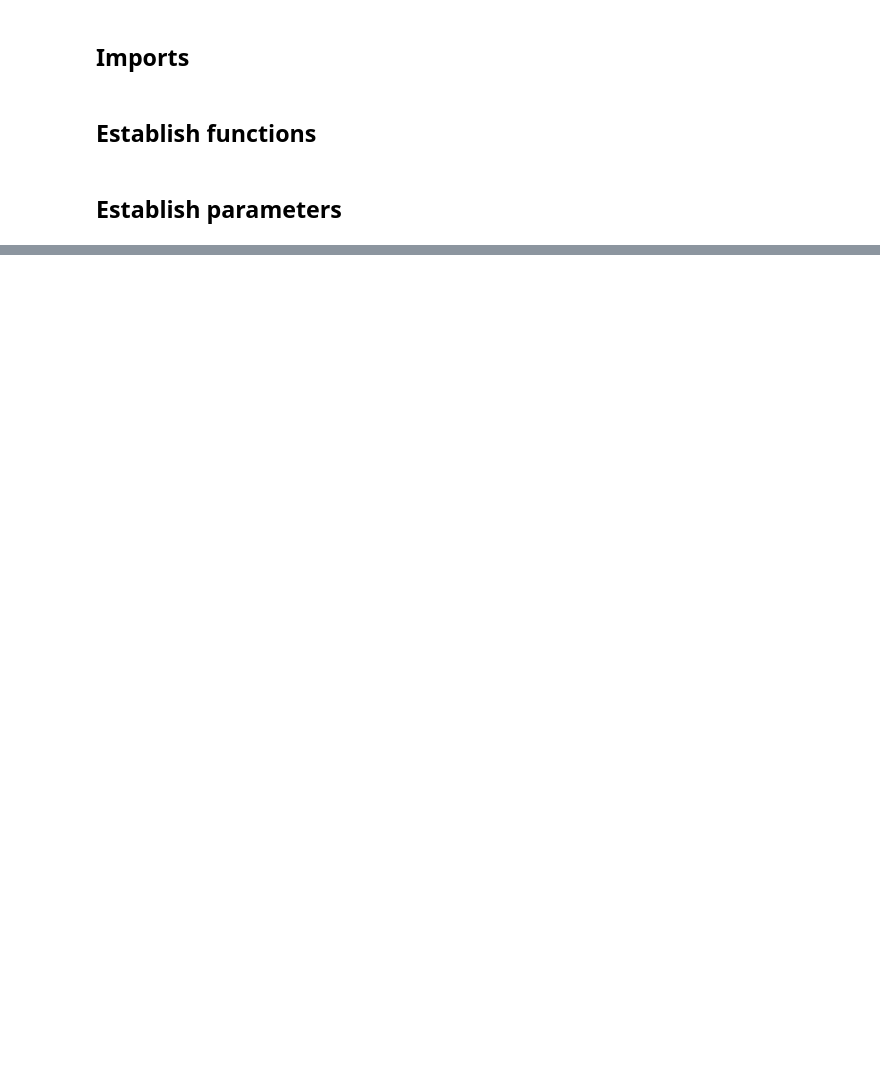
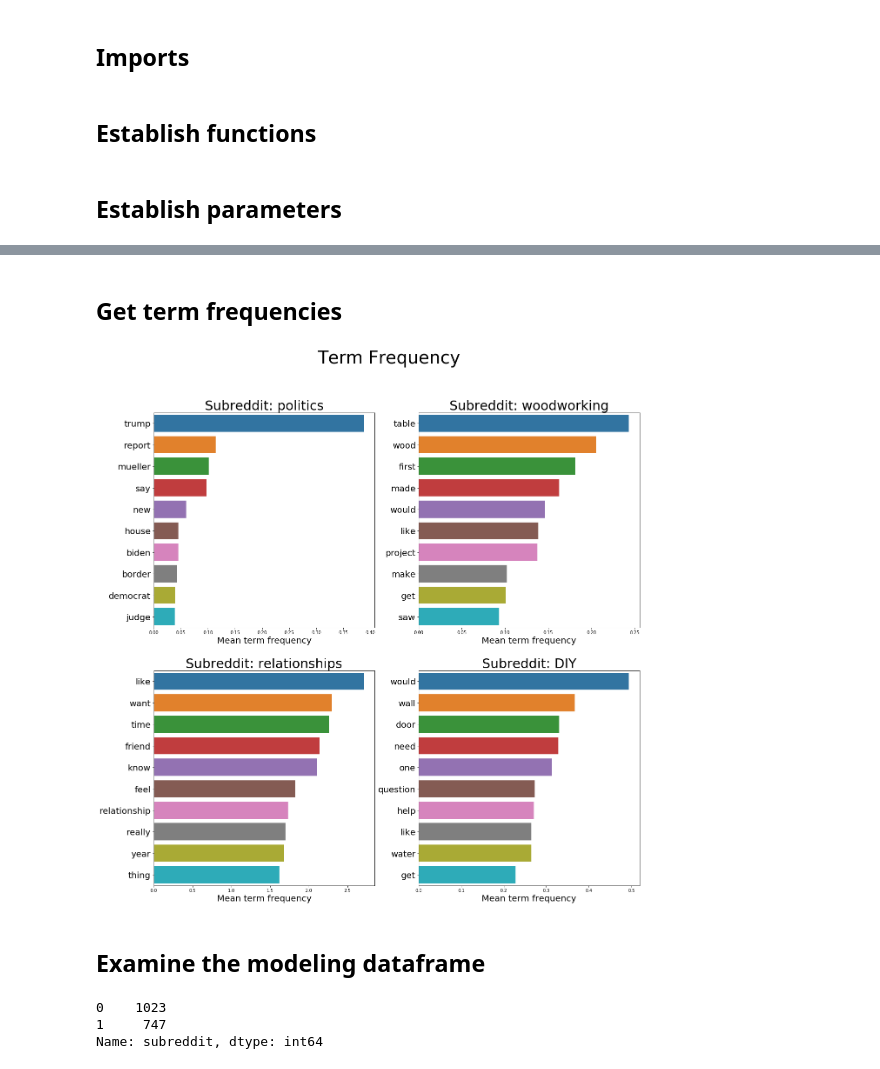
Before and after one commit to sgodfrey66/reddit_posts, a Jupyter notebook: code/Modeling.ipynb, the cells around one changed output, grey strips where cells are left out. Cells and saved outputs as stored; diff of their text form; code cells hidden in the pictures; blank space fills up the shorter version.

Commit message:
More modeling work

```diff
--- a/code/Modeling.ipynb
+++ b/code/Modeling.ipynb
@@ -279,0 +295,9 @@ y = df['subreddit']
+# %% [markdown]
+## Get term frequencies
+# %%
+# Plot out the top frequency words for each subreddit
+term_freq_plot(y = 'subreddit', X_columns = ['title', 'selftext'])
+# %% [output]
+[figure, added]
+# %% [markdown]
+## Examine the modeling dataframe
@@ -279,0 +308,7 @@ y = df['subreddit']
+# %%
+# Examine the value counts for the positive and negative classes
+df_1['subreddit'].value_counts()
+# %% [output]
+0    1023
+1     747
+Name: subreddit, dtype: int64
```
Also changed, not shown: parts of 26 cells of this notebook, 1 other file.
